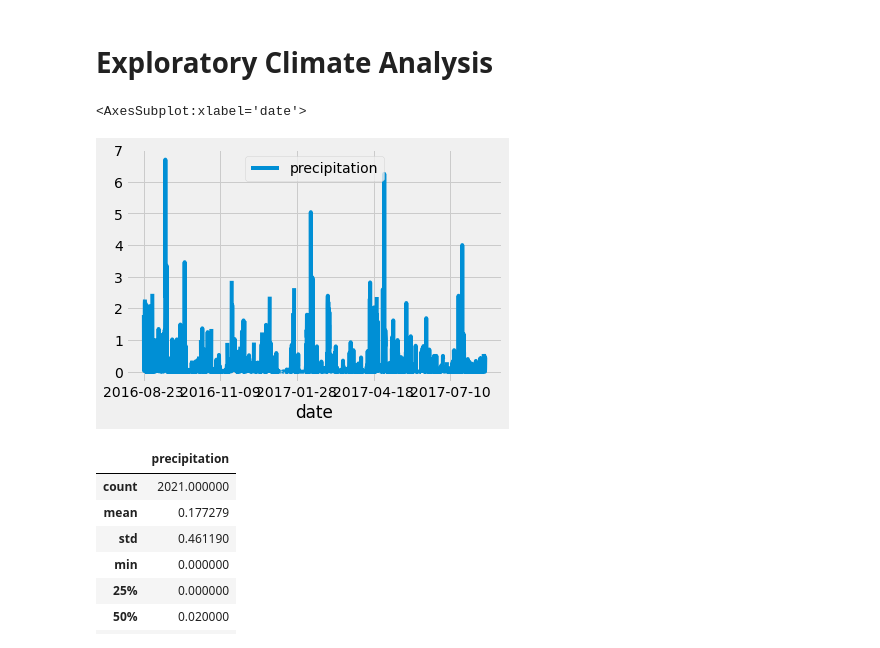
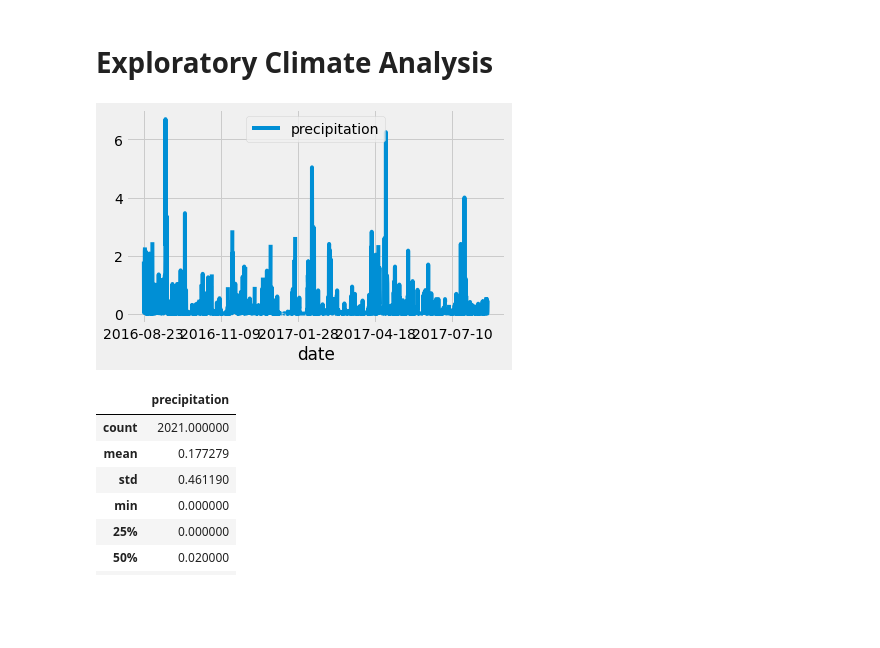
Before and after one commit to bariir/surfs_up, a Jupyter notebook: climate_analysis.ipynb, the cells around one changed output. Cells and saved outputs as stored; diff of their text form; code cells hidden in the pictures; blank space fills up the shorter version.

```diff
--- a/climate_analysis.ipynb
+++ b/climate_analysis.ipynb
@@ -67,30 +67,30 @@ for result in results:
 # %%
 # Design a query to retrieve the last 12 months of precipitation data and plot the results.
 #Starting from the last data point in the database.
 prev_year = dt.date(2017, 8, 23)
 
 # Calculate the date one year from the last date in data set.
 prev_year = dt.date(2017, 8, 23) - dt.timedelta(days=365)
 
 # Perform a query to retrieve the data and precipitation scores (amount of precipitation that was recorded)
 results = []
 results = session.query(Measurement.date, Measurement.prcp).filter(Measurement.date >= prev_year).all()
 
 # Save the query results as a Pandas DataFrame and set the index to the date column
 df = pd.DataFrame(results, columns=['date', 'precipitation'])
 df.set_index(df['date'], inplace=True)
 
 # Sort the dataframe by date
 df = df.sort_index()
 
 ## Convert the DataFrame to String, the the index to False and then Print the DataFrame
 #print(df.to_string(index=False))
 
 # Use Pandas Plotting with Matplotlib to plot the data
 df.plot()
+plt.tight_layout()
 # %% [output]
-<AxesSubplot:xlabel='date'>
-[figure, old version]
+[figure, new version]
 # %%
 # Use Pandas to calcualte the summary statistics for the precipitation data
 df.describe()
```
Also changed, not shown: parts of 5 cells of this notebook.
